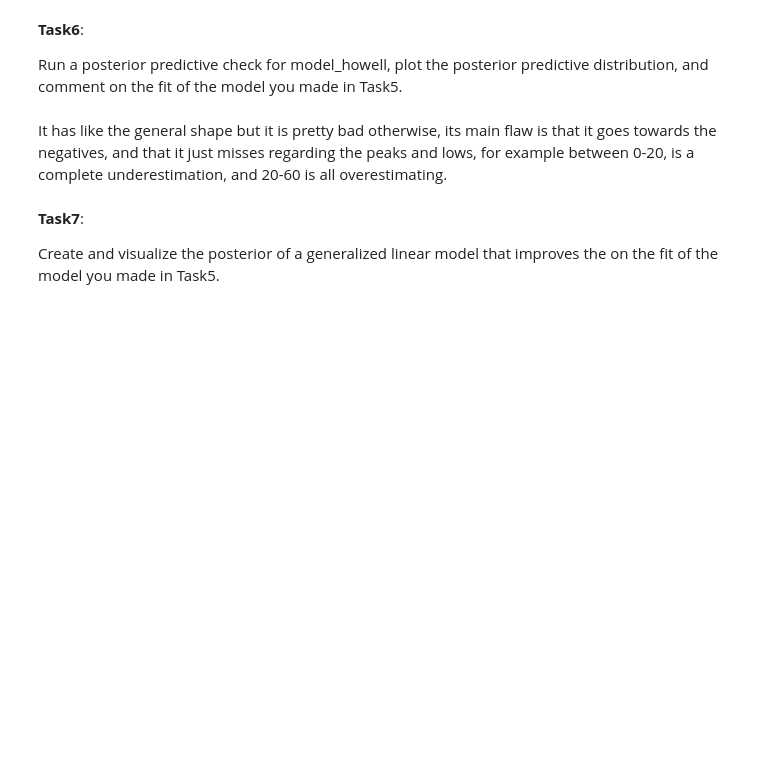
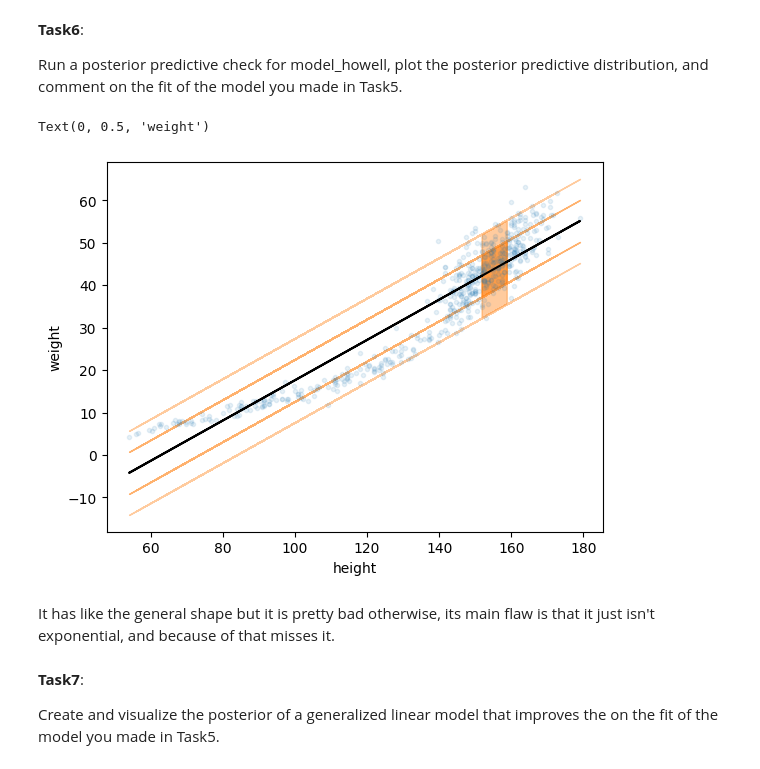
Before and after one commit to YoishD/Data-Science-B7, a Jupyter notebook: Copy_of_Unit5ExercisesSF.ipynb, the cells around one changed output. Saved outputs shown, nothing was run; the diff lists cells and outputs as text; code cells hidden in the pictures; blank space fills up the shorter version.

```diff
--- a/Copy_of_Unit5ExercisesSF.ipynb
+++ b/Copy_of_Unit5ExercisesSF.ipynb
@@ -215,8 +215,27 @@ It looks more like an exponential graph and that the y-intercept is way higher t
 **Task6**:
 
 Run a posterior predictive check for model_howell, plot the posterior predictive distribution, and comment on the fit of the model you made in Task5.
+# %%
+_, ax = plt.subplots()
+
+ax.plot(howell.height, howell.weight, "C0.", alpha=0.1)
+posterior_ = az.extract(ibm_hdata)
+
+m_m = posterior_["m"].mean("sample").values
+σ_m = posterior_["σ"].mean("sample").values
+
+ax.plot(howell.height, m_m, c="k")
+ax.fill_between(howell.height, m_m + 1 * σ_m, m_m - 1 * σ_m, alpha=0.6, color="C1")
+ax.fill_between(howell.height, m_m + 2 * σ_m, m_m - 2 * σ_m, alpha=0.4, color="C1")
+
+
+ax.set_xlabel("height")
+ax.set_ylabel("weight")
+# %% [output]
+Text(0, 0.5, 'weight')
+[figure, added]
 # %% [markdown]
-It has like the general shape but it is pretty bad otherwise, its main flaw is that it goes towards the negatives, and that it just misses regarding the peaks and lows, for example between 0-20, is  a complete underestimation, and 20-60 is all overestimating.
+It has like the general shape but it is pretty bad otherwise, its main flaw is that it just isn't exponential, and because of that misses it.
 # %% [markdown]
 **Task7**:
 
```
Also changed, not shown: parts of 5 cells of this notebook.
